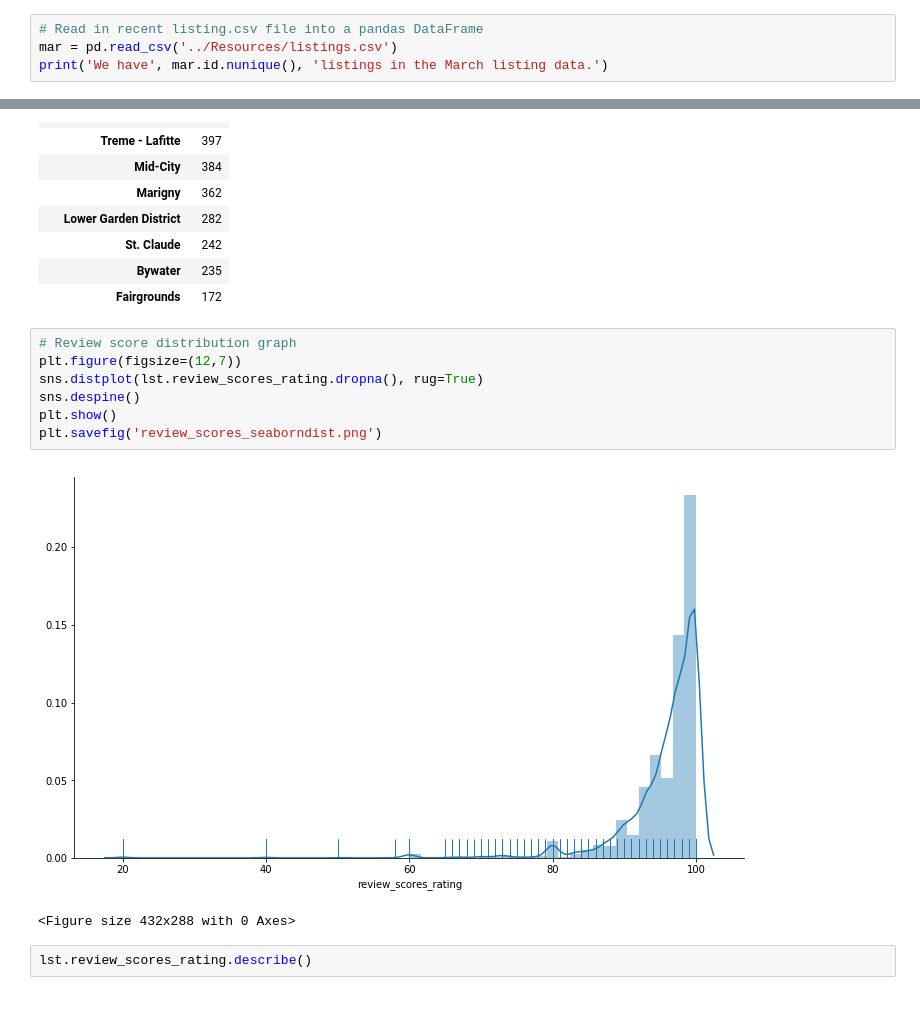
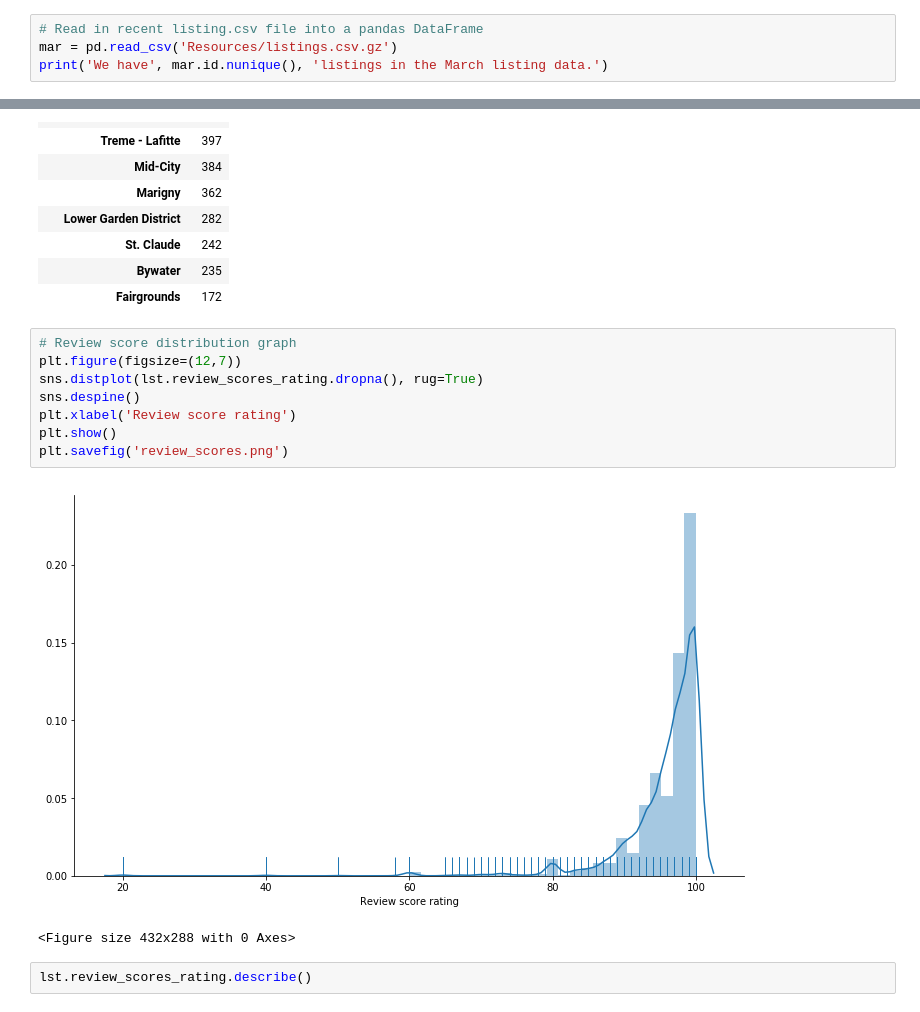
Before and after one commit to LoriHarris/Airbnb_ML, a Jupyter notebook: airbnb_listings.ipynb, the cells around one changed output, grey strips where cells are left out. Saved outputs shown, nothing was run; the diff lists cells and outputs as text.

```diff
--- a/airbnb_listings.ipynb
+++ b/airbnb_listings.ipynb
@@ -100,7 +105,7 @@ o review_scores_rating: 20-100 (dropping nan/blank)
 o last_scraped: March 2019 (current data)
 # %%
 # Read in recent listing.csv file into a pandas DataFrame
-mar = pd.read_csv('../Resources/listings.csv')
+mar = pd.read_csv('Resources/listings.csv.gz')
 print('We have', mar.id.nunique(), 'listings in the March listing data.')
 # %% [output]
 We have 6632 listings in the March listing data.
@@ -274,12 +218,13 @@ lst.groupby(by='neighbourhood_cleansed').count()[['price']].sort_values(by='pric
 # %%
 # Review score distribution graph
 plt.figure(figsize=(12,7))
 sns.distplot(lst.review_scores_rating.dropna(), rug=True)
 sns.despine()
+plt.xlabel('Review score rating')
 plt.show()
-plt.savefig('review_scores_seaborndist.png')
+plt.savefig('review_scores.png')
 # %% [output]
-[figure, old version]
+[figure, new version]
 <Figure size 432x288 with 0 Axes>
 # %%
 lst.review_scores_rating.describe()
```
Also changed, not shown: parts of 36 cells of this notebook, 49 other files.
